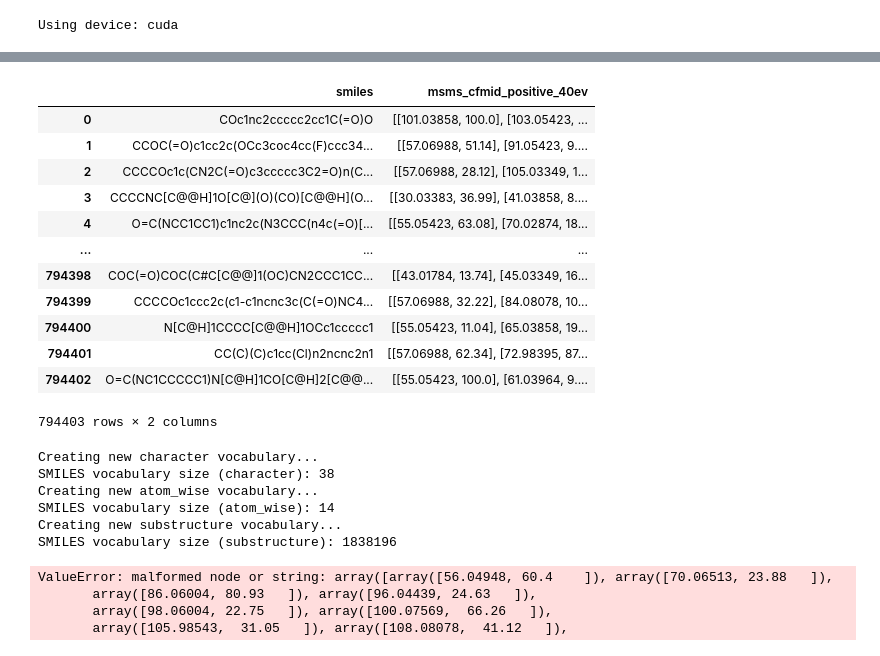
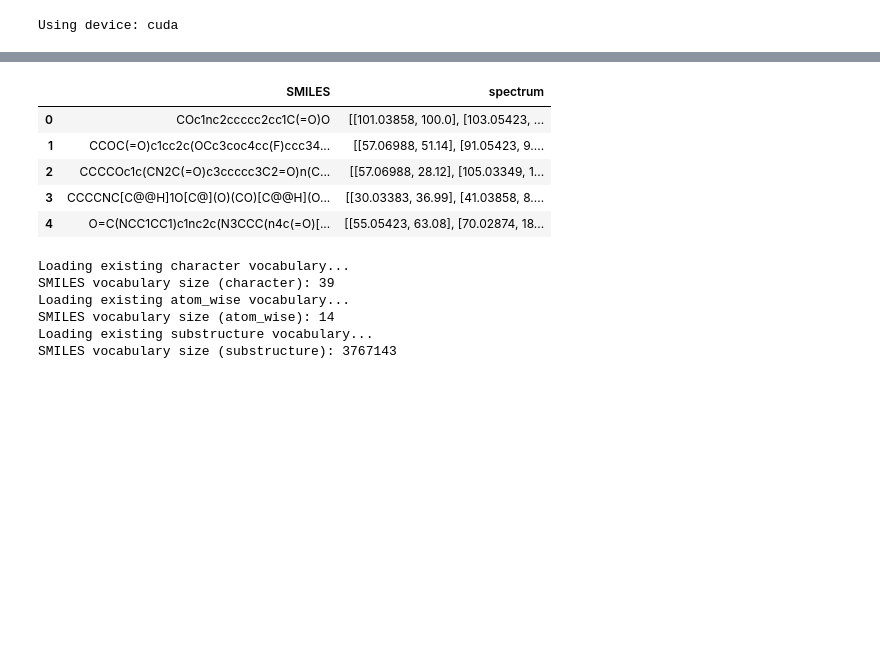
Before and after one commit to Kyle-OD/MS-FTIR-Transfer, a Jupyter notebook: msd_seq2seq.ipynb, the cells around one changed output, grey strips where cells are left out. Drawn from its saved outputs; the diff is of its cells as text; code cells hidden in the pictures; blank space fills up the shorter version.

```diff
--- a/msd_seq2seq.ipynb
+++ b/msd_seq2seq.ipynb
@@ -58,19 +49,12 @@ msms = pd.read_feather('data/msms_cfmid_positive_40ev_v2.feather')
-# %%
-msms
-# %% [output]
-|  | smiles | msms_cfmid_positive_40ev |
-| 0 | COc1nc2ccccc2cc1C(=O)O | [[101.03858, 100.0], [103.05423, ... |
-| 1 | CCOC(=O)c1cc2c(OCc3coc4cc(F)ccc34... | [[57.06988, 51.14], [91.05423, 9.... |
-| 2 | CCCCOc1c(CN2C(=O)c3ccccc3C2=O)n(C... | [[57.06988, 28.12], [105.03349, 1... |
-| 3 | CCCCNC[C@@H]1O[C@](O)(CO)[C@@H](O... | [[30.03383, 36.99], [41.03858, 8.... |
-| 4 | O=C(NCC1CC1)c1nc2c(N3CCC(n4c(=O)[... | [[55.05423, 63.08], [70.02874, 18... |
-| ... | ... | ... |
-| 794398 | COC(=O)COC(C#C[C@@]1(OC)CN2CCC1CC... | [[43.01784, 13.74], [45.03349, 16... |
-| 794399 | CCCCOc1ccc2c(c1-c1ncnc3c(C(=O)NC4... | [[57.06988, 32.22], [84.08078, 10... |
-| 794400 | N[C@H]1CCCC[C@@H]1OCc1ccccc1 | [[55.05423, 11.04], [65.03858, 19... |
-| 794401 | CC(C)(C)c1cc(Cl)n2ncnc2n1 | [[57.06988, 62.34], [72.98395, 87... |
-| 794402 | O=C(NC1CCCCC1)N[C@H]1CO[C@H]2[C@@... | [[55.05423, 100.0], [61.03964, 9.... |
-794403 rows × 2 columns
+# %%
+ms.head()
+# %% [output]
+|  | SMILES | spectrum |
+| 0 | COc1nc2ccccc2cc1C(=O)O | [[101.03858, 100.0], [103.05423, ... |
+| 1 | CCOC(=O)c1cc2c(OCc3coc4cc(F)ccc34... | [[57.06988, 51.14], [91.05423, 9.... |
+| 2 | CCCCOc1c(CN2C(=O)c3ccccc3C2=O)n(C... | [[57.06988, 28.12], [105.03349, 1... |
+| 3 | CCCCNC[C@@H]1O[C@](O)(CO)[C@@H](O... | [[30.03383, 36.99], [41.03858, 8.... |
+| 4 | O=C(NCC1CC1)c1nc2c(N3CCC(n4c(=O)[... | [[55.05423, 63.08], [70.02874, 18... |
 # %%
 # Minimal test
 n = 50000
@@ -81,18 +70,13 @@ df_ms_test = msms.drop(index=df_ms.index).sample(n//2)
 # %%
 method='direct'
 # %%
-smiles_vocabs = get_or_create_smiles_vocabs(pd.concat([df_ir, df_ir_test, df_ms, df_ms_test]), smiles_col='smiles', source='mfd')
+smiles_vocabs = get_or_create_smiles_vocabs(pd.concat([ms, ir]), smiles_col='SMILES', source='msd')
 # %% [output]
-Creating new character vocabulary...
-SMILES vocabulary size (character): 38
-Creating new atom_wise vocabulary...
+Loading existing character vocabulary...
+SMILES vocabulary size (character): 39
+Loading existing atom_wise vocabulary...
 SMILES vocabulary size (atom_wise): 14
-Creating new substructure vocabulary...
-SMILES vocabulary size (substructure): 1838196
+Loading existing substructure vocabulary...
+SMILES vocabulary size (substructure): 3767143
 # %%
-max_mz = calculate_max_mz(pd.concat([df_ms, df_ms_test]), spectrum_column='msms_cfmid_positive_40ev')
+max_mz = calculate_max_mz(pd.concat([df_ms, df_ms_test]), spectrum_column='spectrum', dtype=np.array)
-# %% [output]
-ValueError: malformed node or string: array([array([56.04948, 60.4    ]), array([70.06513, 23.88   ]),
-       array([86.06004, 80.93   ]), array([96.04439, 24.63   ]),
-       array([98.06004, 22.75   ]), array([100.07569,  66.26   ]),
-       array([105.98543,  31.05   ]), array([108.08078,  41.12   ]),
```
Also changed, not shown: parts of 20 cells of this notebook, 8 other files.
